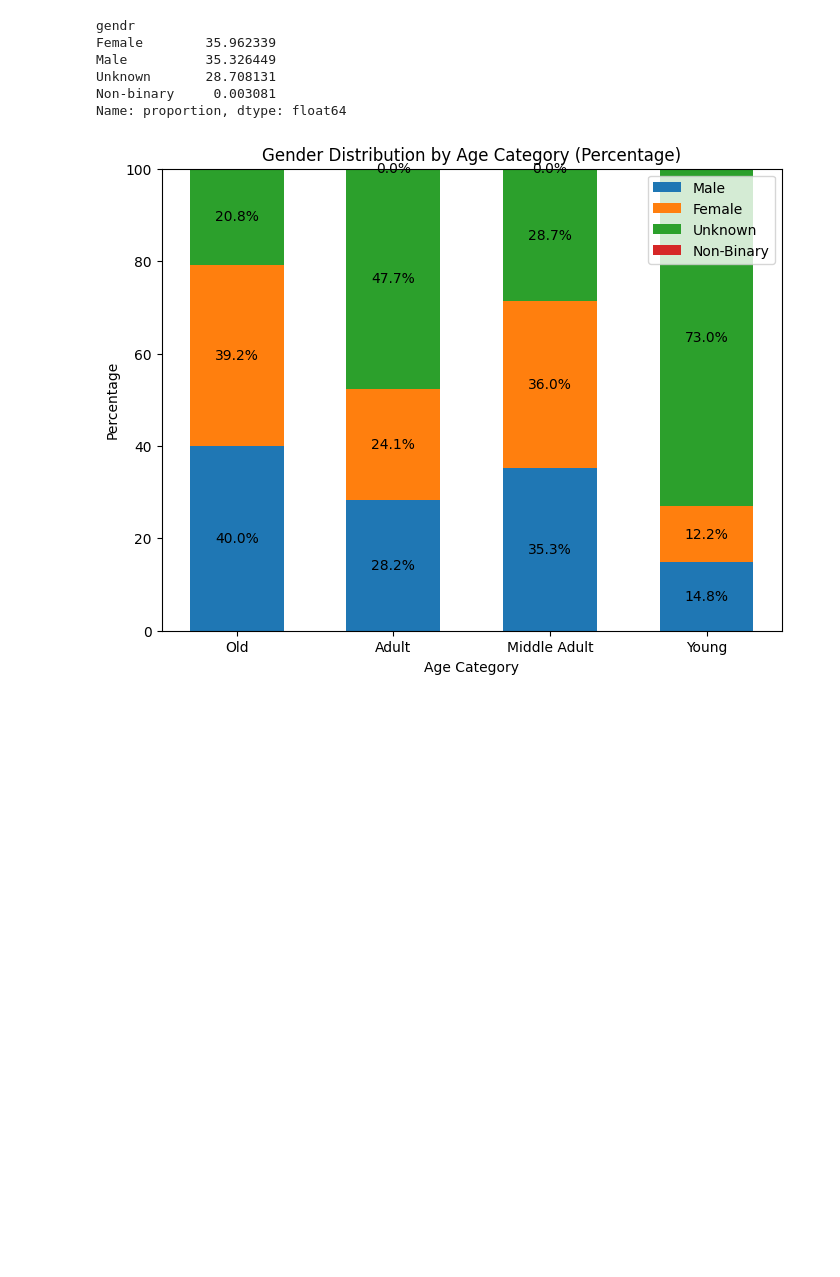
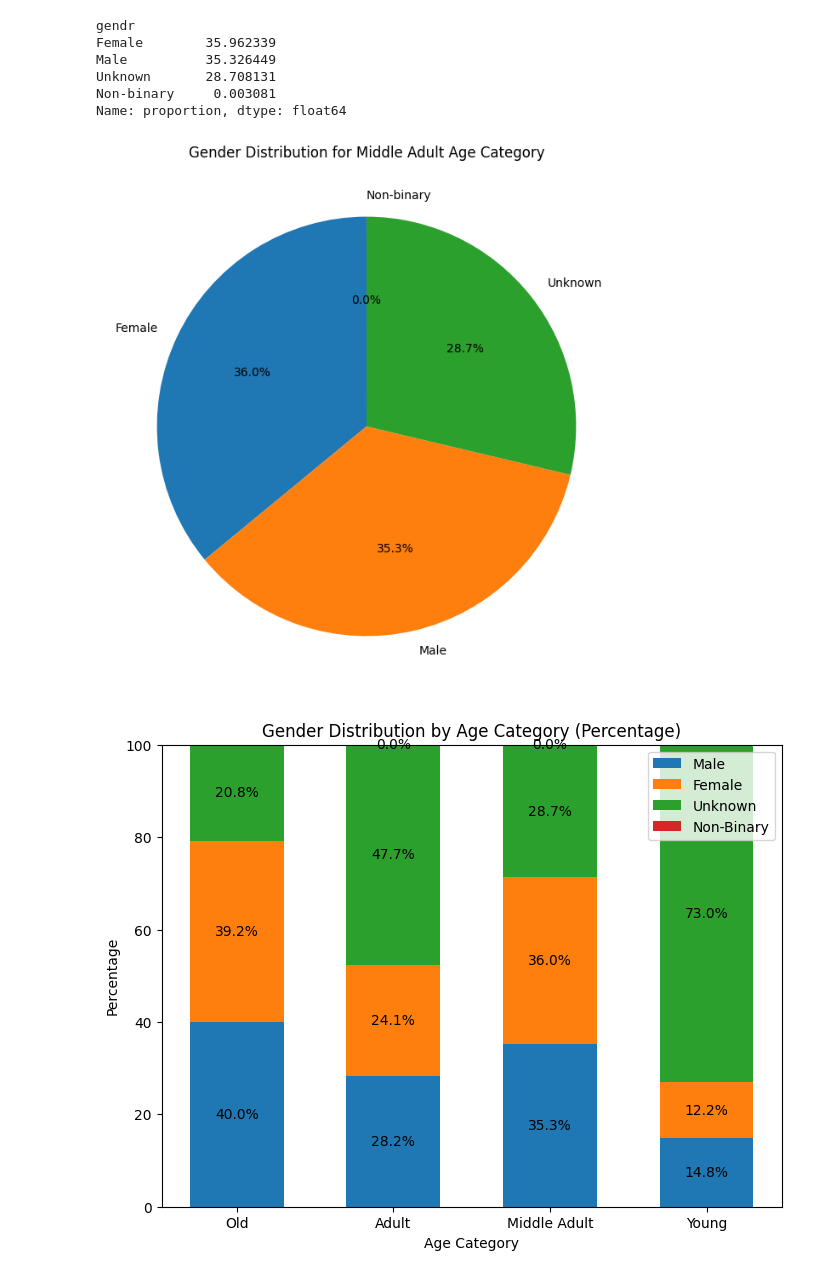
Before and after one commit to CharulMathur4592/week5_project_ab_testing, a Jupyter notebook: notebooks/Compiled_Analysis-Copy_Chiara.ipynb, the cells around one changed output. Saved outputs shown, nothing was run; the diff lists cells and outputs as text; code cells hidden in the pictures; blank space fills up the shorter version.

```diff
--- a/notebooks/Compiled_Analysis-Copy_Chiara.ipynb
+++ b/notebooks/Compiled_Analysis-Copy_Chiara.ipynb
@@ -281,6 +294,20 @@ Male          35.326449
 Unknown       28.708131
 Non-binary     0.003081
 Name: proportion, dtype: float64
+# %%
+
+# Filter the DataFrame for 'Middle Adult' age category
+middle_adult_gender_distribution = df_Total[df_Total['age_category'] == 'Middle Adult']['gendr'].value_counts(normalize=True) * 100
+
+# Creating the pie chart
+plt.figure(figsize=(8, 8))
+middle_adult_gender_distribution.plot(kind='pie', autopct='%1.1f%%', startangle=90)
+
+plt.title('Gender Distribution for Middle Adult Age Category')
+plt.ylabel('')  # Hide y-label for clarity in pie chart
+plt.show()
+# %% [output]
+[figure, added]
 # %%
 
 # Bar chart combining age_category and gender
```
Also changed, not shown: parts of 39 cells of this notebook, 2 other files.
